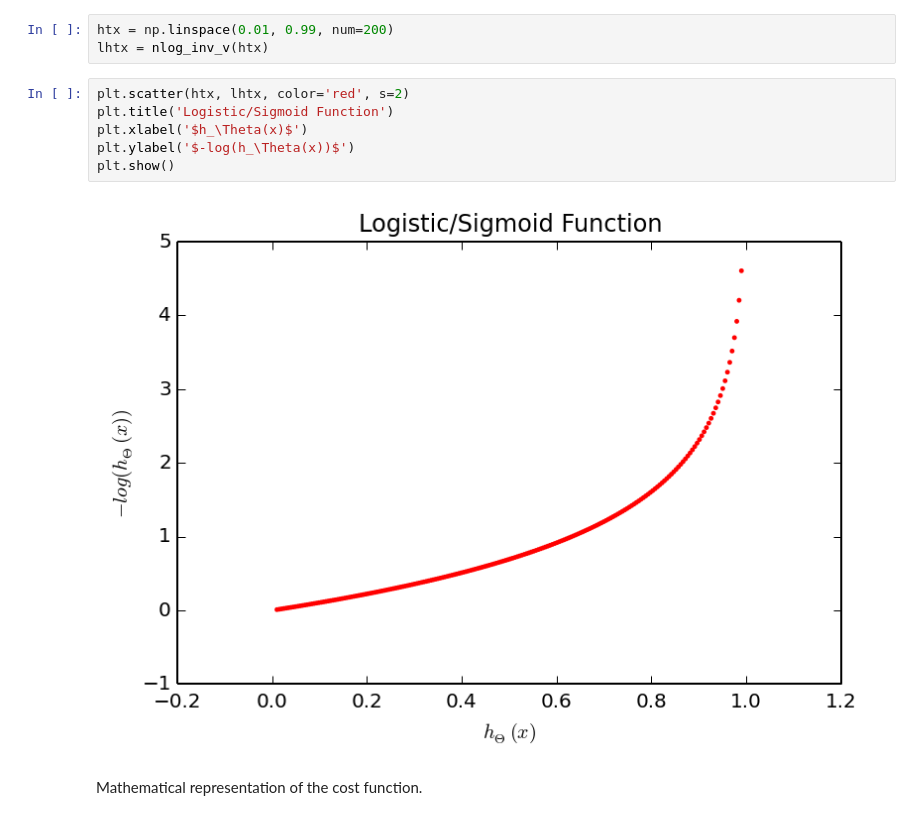
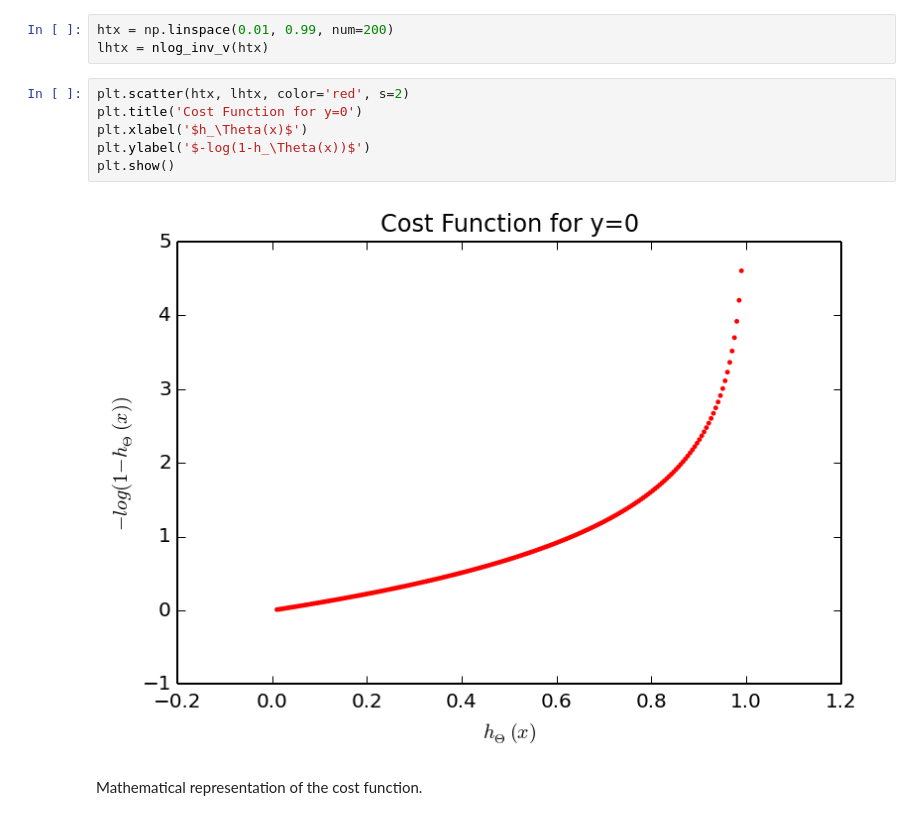
Before and after one commit to ekaakurniawan/iPyMacLern, a Jupyter notebook: W4_5/Neural Networks.ipynb, the cells around one changed output. Cells and saved outputs as stored; diff of their text form.

```diff
--- a/W4_5/Neural Networks.ipynb
+++ b/W4_5/Neural Networks.ipynb
@@ -153,12 +155,12 @@ htx = np.linspace(0.01, 0.99, num=200)
 lhtx = nlog_inv_v(htx)
 # %%
 plt.scatter(htx, lhtx, color='red', s=2)
-plt.title('Logistic/Sigmoid Function')
+plt.title('Cost Function for y=0')
 plt.xlabel('$h_\Theta(x)$')
-plt.ylabel('$-log(h_\Theta(x))$')
+plt.ylabel('$-log(1-h_\Theta(x))$')
 plt.show()
 # %% [output]
-[figure, old version]
+[figure, new version]
 # %% [markdown]
 Mathematical representation of the cost function.
 # %% [markdown]
```
Also changed, not shown: parts of 48 cells of this notebook.
